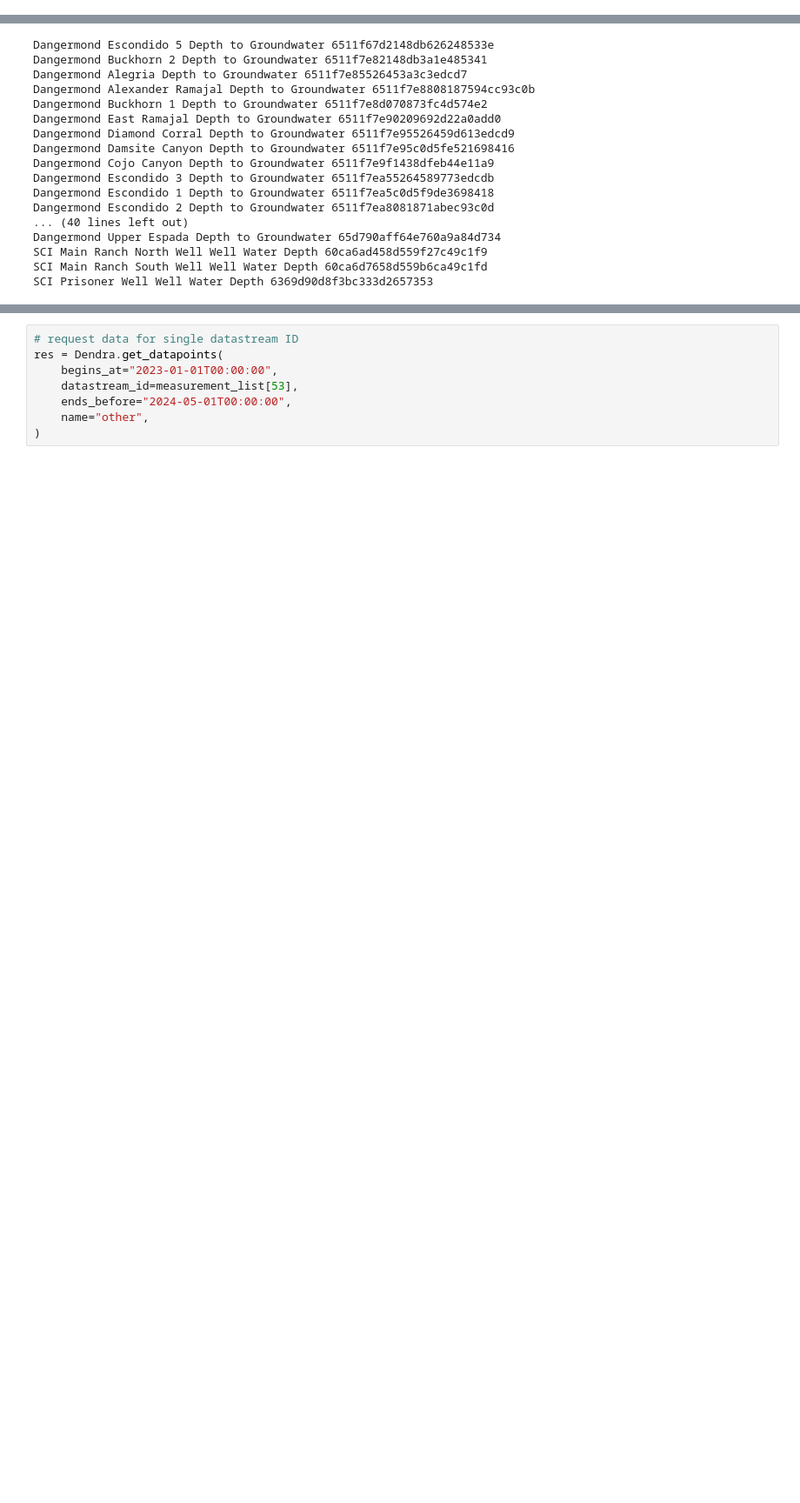
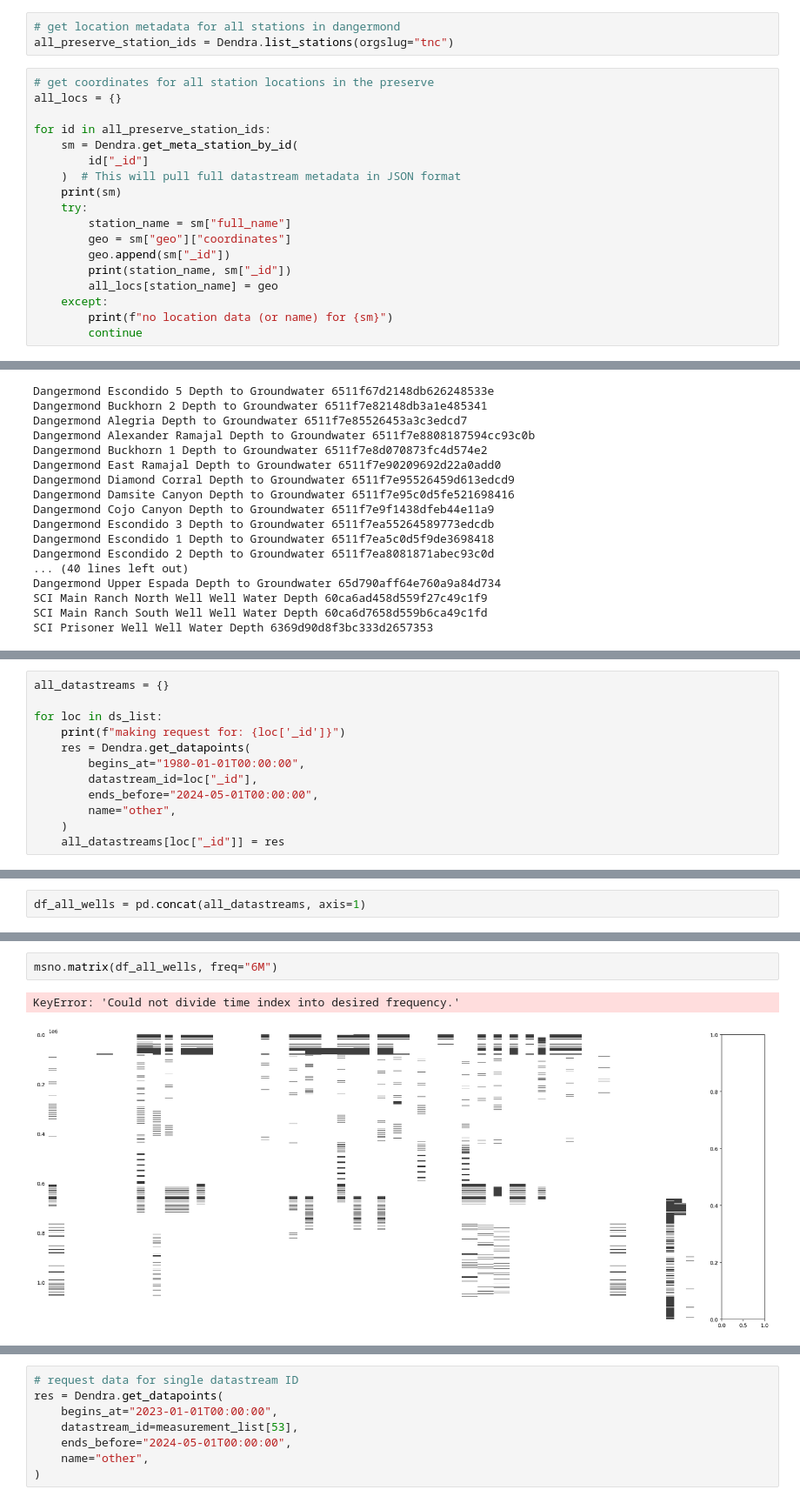
Before and after one commit to LynkerIntel/TNC_dangermond, a Jupyter notebook: station_data/dendra_query.ipynb, the cells around one changed output, grey strips where cells are left out. Shown at 87% size. Drawn from its saved outputs; the diff is of its cells as text; blank space fills up the shorter version.

Commit message:
update nb to pull all datastreams for each station

```diff
--- a/station_data/dendra_query.ipynb
+++ b/station_data/dendra_query.ipynb
@@ -21,0 +28,21 @@ ends_before = (
+# %%
+# get location metadata for all stations in dangermond
+all_preserve_station_ids = Dendra.list_stations(orgslug="tnc")
+# %%
+# get coordinates for all station locations in the preserve
+all_locs = {}
+
+for id in all_preserve_station_ids:
+    sm = Dendra.get_meta_station_by_id(
+        id["_id"]
+    )  # This will pull full datastream metadata in JSON format
+    print(sm)
+    try:
+        station_name = sm["full_name"]
+        geo = sm["geo"]["coordinates"]
+        geo.append(sm["_id"])
+        print(station_name, sm["_id"])
+        all_locs[station_name] = geo
+    except:
+        print(f"no location data (or name) for {sm}")
+        continue
@@ -56,0 +316,12 @@ SCI Prisoner Well Well Water Depth 6369d90d8f3bc333d2657353
+# %%
+all_datastreams = {}
+
+for loc in ds_list:
+    print(f"making request for: {loc['_id']}")
+    res = Dendra.get_datapoints(
+        begins_at="1980-01-01T00:00:00",
+        datastream_id=loc["_id"],
+        ends_before="2024-05-01T00:00:00",
+        name="other",
+    )
+    all_datastreams[loc["_id"]] = res
@@ -56,0 +442,2 @@ SCI Prisoner Well Well Water Depth 6369d90d8f3bc333d2657353
+# %%
+df_all_wells = pd.concat(all_datastreams, axis=1)
@@ -56,0 +486,5 @@ SCI Prisoner Well Well Water Depth 6369d90d8f3bc333d2657353
+# %%
+msno.matrix(df_all_wells, freq="6M")
+# %% [output]
+KeyError: 'Could not divide time index into desired frequency.'
+[figure, added]
```
Also changed, not shown: parts of 26 cells of this notebook.
